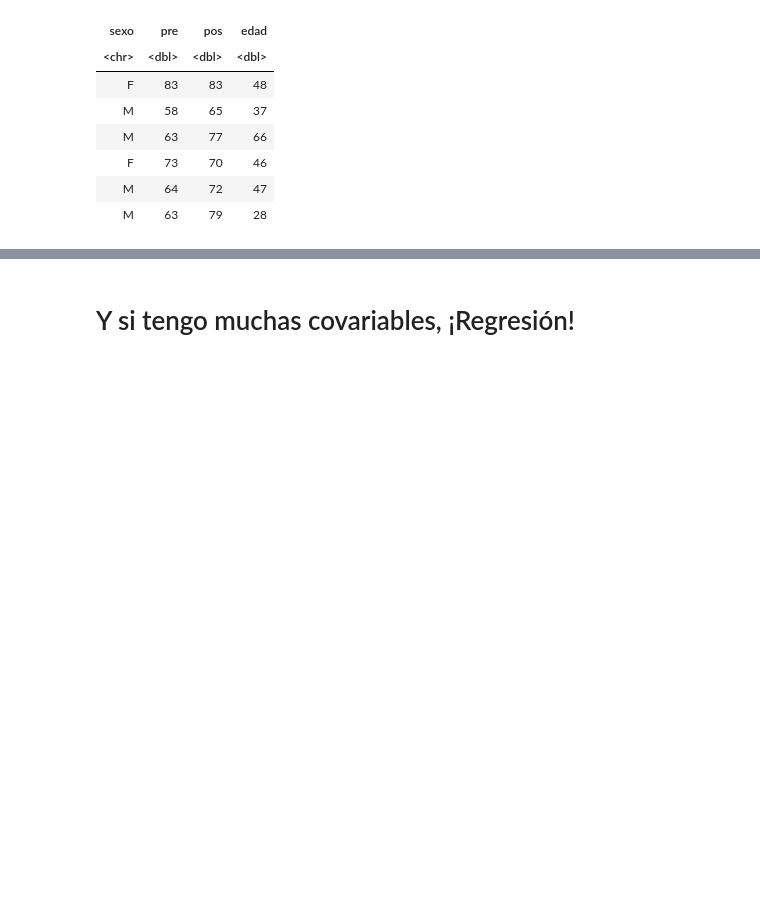
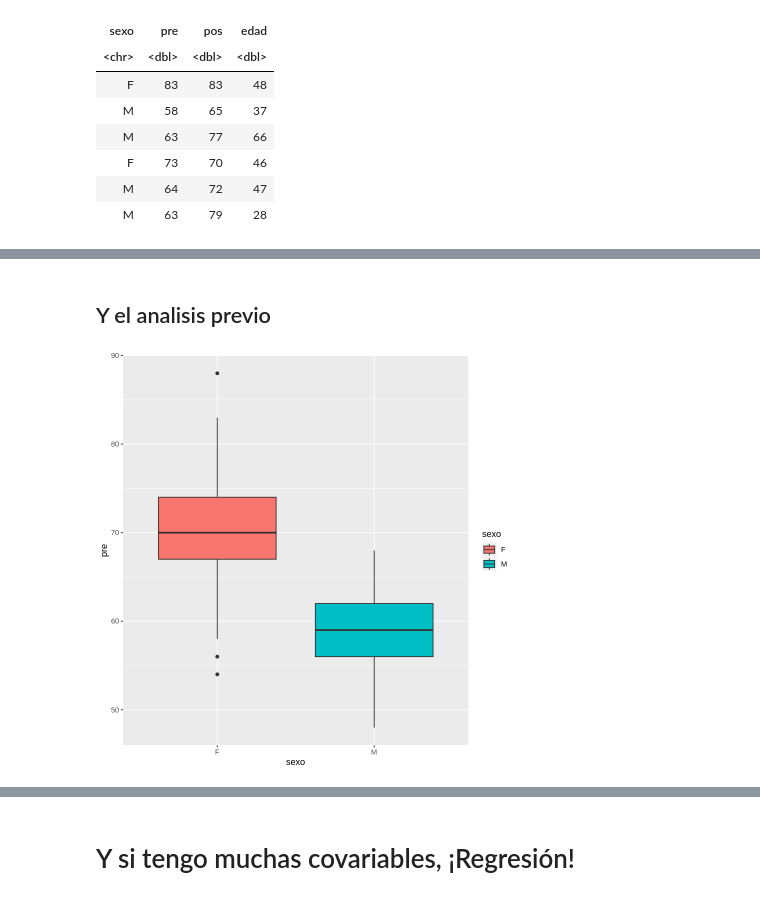
Before and after one commit to Cruzalirio/Unal-Enfermeria-, a Jupyter notebook: Cuadernos/Clase_8.ipynb, the cells around one changed output, grey strips where cells are left out. Drawn from its saved outputs; the diff is of its cells as text; code cells hidden in the pictures; blank space fills up the shorter version.

```diff
--- a/Cuadernos/Clase_8.ipynb
+++ b/Cuadernos/Clase_8.ipynb
@@ -479,0 +627,7 @@ A tibble: 6 × 4
+# %% [markdown]
+## Y el analisis previo
+# %%
+ggplot(Escala, aes(x=sexo, y=pre, fill=sexo))+
+  geom_boxplot()
+# %% [output]
+[figure, added]
```
Also changed, not shown: parts of 32 cells of this notebook.
